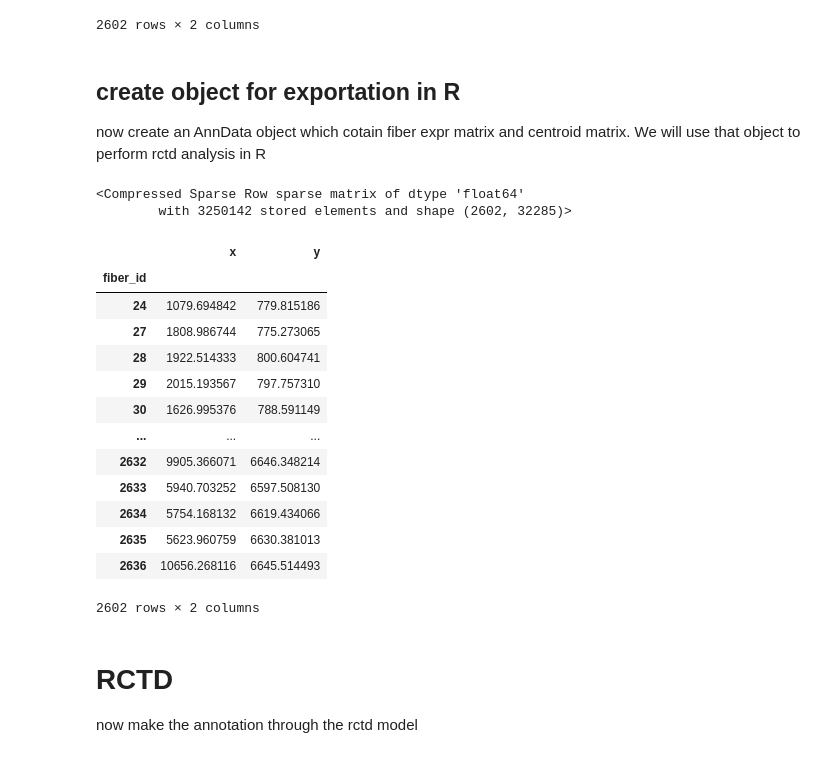
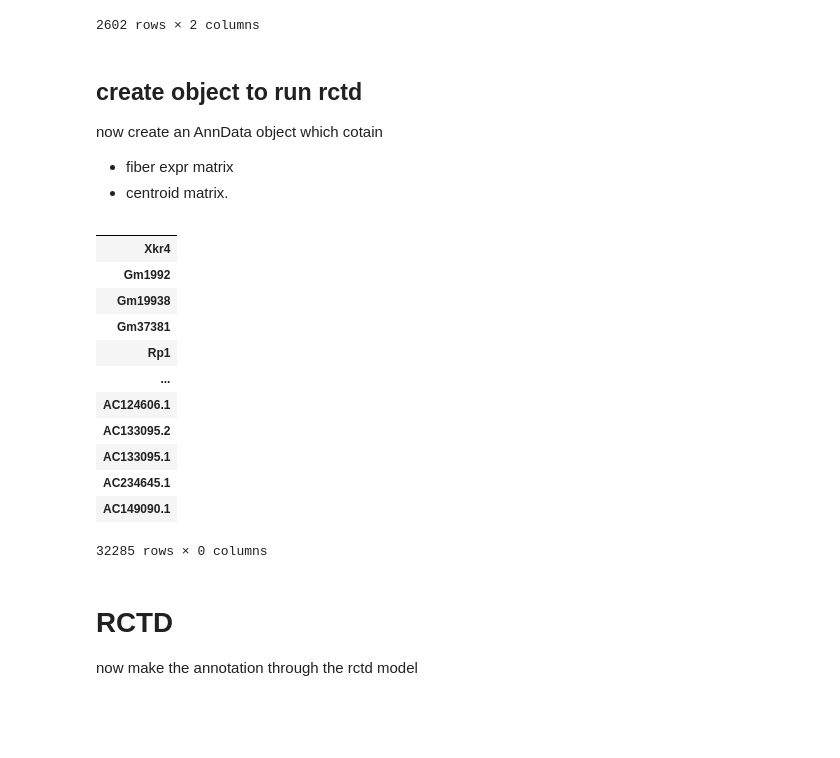
Before and after one commit to Rankstrait/Spatial-Transcriptomic, a Jupyter notebook: notebooks/fibers_assignment.ipynb, the cells around one changed output. Saved outputs shown, nothing was run; the diff lists cells and outputs as text; code cells hidden in the pictures; blank space fills up the shorter version.

```diff
--- a/notebooks/fibers_assignment.ipynb
+++ b/notebooks/fibers_assignment.ipynb
@@ -351,6 +351,8 @@ df_filtred_centroids
 sdata.tables['table_fibers'].obs['X'] = df_filtred_centroids['X'].values
 sdata.tables['table_fibers'].obs['Y'] = df_filtred_centroids['Y'].values
 # %% [markdown]
-## create object for exportation in R
-now create an AnnData object which cotain fiber expr matrix and centroid matrix. We will use that object to perform rctd analysis in R
+## create object to run rctd
+now create an AnnData object which cotain
+* fiber expr matrix
+* centroid matrix.
 # %%
@@ -379,27 +381,21 @@ adata_clean = ad.AnnData(X=fiber_expression_sparse, obs=obs_pure, var=var_pure)
 # 6. Salva direttamente nella cartella corrente per evitare ogni problema di percorso
 #adata_clean.write_h5ad('fibers_visium_hd.h5ad')
 # %%
-fiber_expression_sparse
+var_pure
 # %% [output]
+|  |
+| Xkr4 |
+| Gm1992 |
+| Gm19938 |
+| Gm37381 |
+| Rp1 |
+| ... |
+| AC124606.1 |
+| AC133095.2 |
+| AC133095.1 |
+| AC234645.1 |
+| AC149090.1 |
-<Compressed Sparse Row sparse matrix of dtype 'float64'
-        with 3250142 stored elements and shape (2602, 32285)>
+32285 rows × 0 columns
-# %%
-obs_pure
-# %% [output]
-|  | x | y |
-| fiber_id |  |  |
-| 24 | 1079.694842 | 779.815186 |
-| 27 | 1808.986744 | 775.273065 |
-| 28 | 1922.514333 | 800.604741 |
-| 29 | 2015.193567 | 797.757310 |
-| 30 | 1626.995376 | 788.591149 |
-| ... | ... | ... |
-| 2632 | 9905.366071 | 6646.348214 |
-| 2633 | 5940.703252 | 6597.508130 |
-| 2634 | 5754.168132 | 6619.434066 |
-| 2635 | 5623.960759 | 6630.381013 |
-| 2636 | 10656.268116 | 6645.514493 |
-2602 rows × 2 columns
 # %% [markdown]
 # RCTD
 now make the annotation through the rctd model
```
Also changed, not shown: parts of 9 cells of this notebook.
